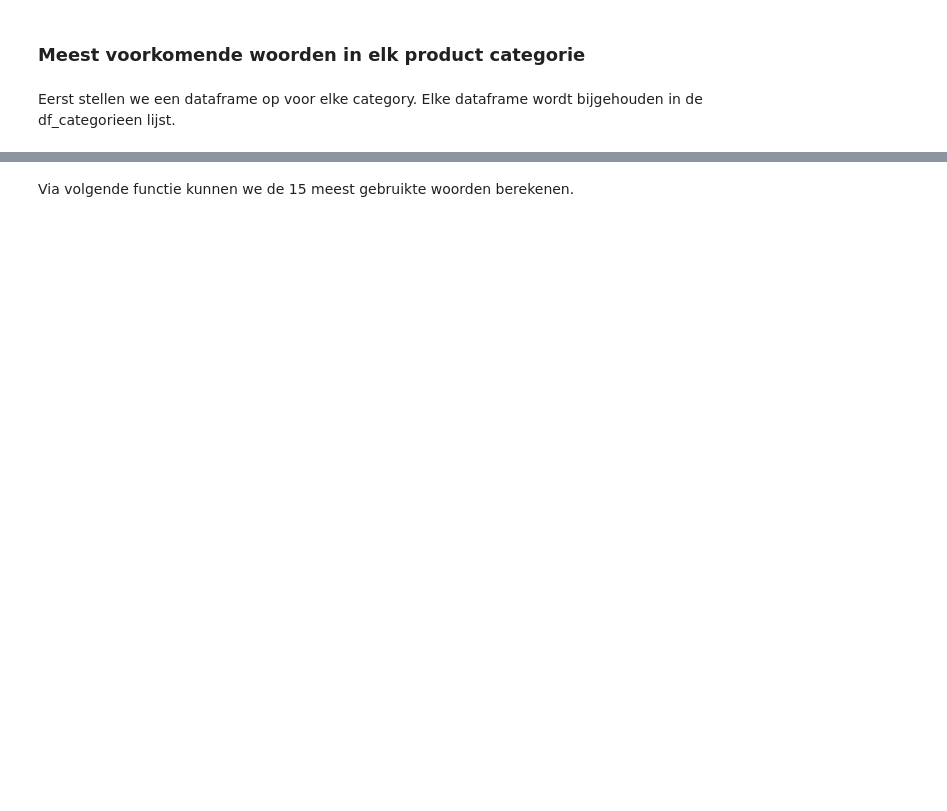
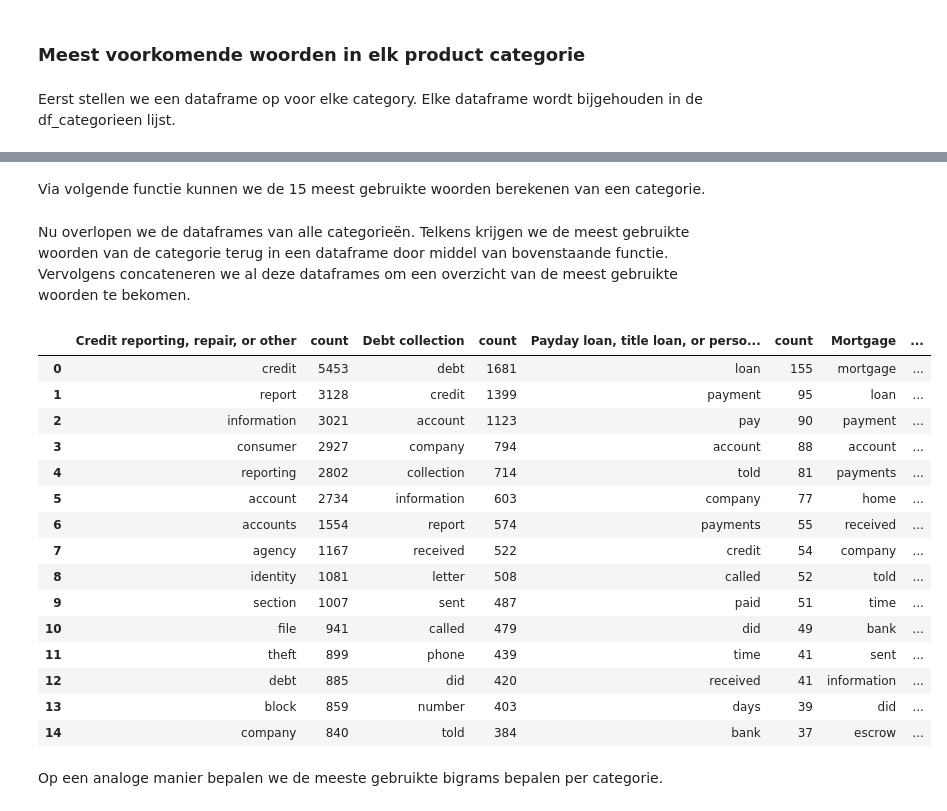
Before and after one commit to WouterStemgee/applied-machine-learning-consumer-complaints-database, a Jupyter notebook: sprint1.ipynb, the cells around one changed output, grey strips where cells are left out. Cells and saved outputs as stored; diff of their text form; code cells hidden in the pictures; blank space fills up the shorter version.

```diff
--- a/sprint1.ipynb
+++ b/sprint1.ipynb
@@ -398,5 +385,5 @@ df_categorieen[0]
 # %% [markdown]
-Via volgende functie kunnen we de 15 meest gebruikte woorden berekenen.
+Via volgende functie kunnen we de 15 meest gebruikte woorden berekenen van een categorie.
 # %%
 from sklearn.feature_extraction.text import CountVectorizer
 from sklearn.feature_extraction.text import TfidfTransformer
@@ -404,8 +391,8 @@ from sklearn.feature_extraction.text import TfidfTransformer
 def word_count(df,amount):
     try:
         count_vect = CountVectorizer(analyzer='word',stop_words="english", ngram_range=(amount, amount),min_df=1, max_df=1.0)
-        df['narrative_clean']
-        X_train_counts = count_vect.fit_transform(df['narrative_clean'])
+        df['Narrative']
+        X_train_counts = count_vect.fit_transform(df['Narrative'])
 
         feature_names=count_vect.get_feature_names()
         feature_names
@@ -442,0 +415,35 @@ df_wf
+# %% [markdown]
+Nu overlopen we de dataframes van alle categorieën.
+Telkens krijgen we de meest gebruikte woorden van de categorie terug in een dataframe door middel van bovenstaande functie.
+Vervolgens concateneren we al deze dataframes om een overzicht van de meest gebruikte woorden te bekomen.
+# %%
+top_words_percat = []
+for df_cat in df_categorieen:
+    top_words_percat.append(word_count(df_cat,1))
+# %%
+col_names_wordcount = []
+for cat in complaints_df.Product.unique():
+    col_names_wordcount.append(cat)
+    col_names_wordcount.append('count')
+df_wc_single = pd.concat(top_words_percat, axis=1)
+df_wc_single.columns = col_names_wordcount
+df_wc_single
+# %% [output]
+|  | Credit reporting, repair, or other | count | Debt collection | count | Payday loan, title loan, or perso... | count | Mortgage | ... |
+| 0 | credit | 5453 | debt | 1681 | loan | 155 | mortgage | ... |
+| 1 | report | 3128 | credit | 1399 | payment | 95 | loan | ... |
+| 2 | information | 3021 | account | 1123 | pay | 90 | payment | ... |
+| 3 | consumer | 2927 | company | 794 | account | 88 | account | ... |
+| 4 | reporting | 2802 | collection | 714 | told | 81 | payments | ... |
+| 5 | account | 2734 | information | 603 | company | 77 | home | ... |
+| 6 | accounts | 1554 | report | 574 | payments | 55 | received | ... |
+| 7 | agency | 1167 | received | 522 | credit | 54 | company | ... |
+| 8 | identity | 1081 | letter | 508 | called | 52 | told | ... |
+| 9 | section | 1007 | sent | 487 | paid | 51 | time | ... |
+| 10 | file | 941 | called | 479 | did | 49 | bank | ... |
+| 11 | theft | 899 | phone | 439 | time | 41 | sent | ... |
+| 12 | debt | 885 | did | 420 | received | 41 | information | ... |
+| 13 | block | 859 | number | 403 | days | 39 | did | ... |
+| 14 | company | 840 | told | 384 | bank | 37 | escrow | ... |
+# %% [markdown]
+Op een analoge manier bepalen we de meeste gebruikte bigrams bepalen per categorie.
```
Also changed, not shown: parts of 11 cells of this notebook.
